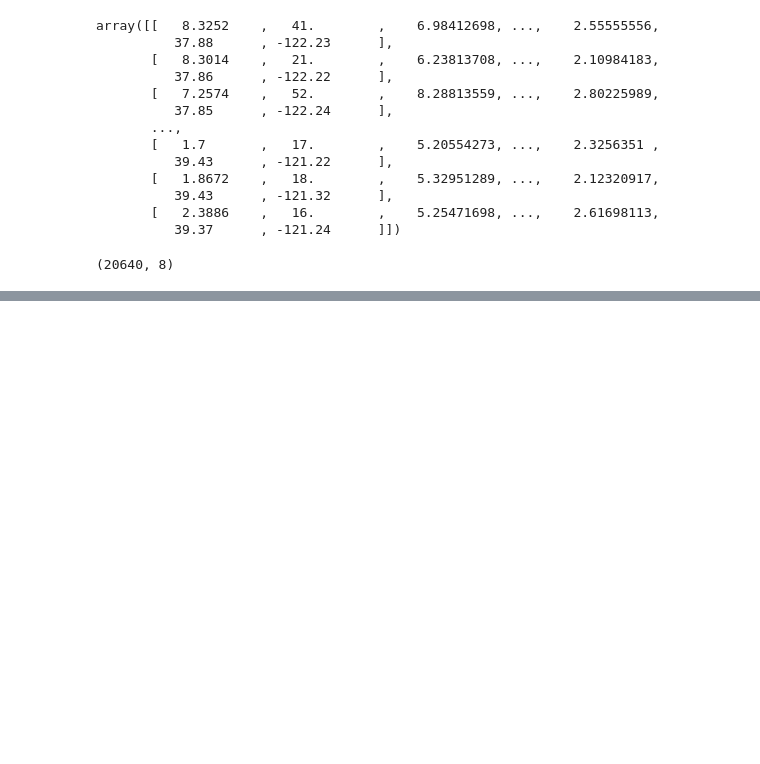
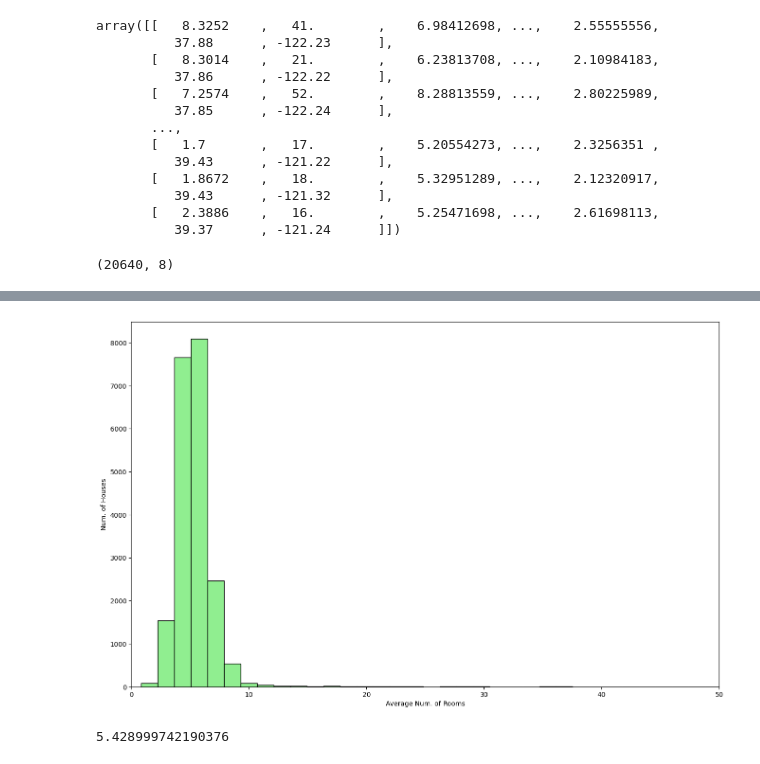
Before and after one commit to alextianyf/MachineLearning_ProblemSets, a Jupyter notebook: 3. Predict House Prices with Multivariable Linear Regression/3.1 Mutilvariate Regression.ipynb, the cells around one changed output, grey strips where cells are left out. Saved outputs shown, nothing was run; the diff lists cells and outputs as text; code cells hidden in the pictures; blank space fills up the shorter version.

```diff
--- a/3. Predict House Prices with Multivariable Linear Regression/3.1 Mutilvariate Regression.ipynb
+++ b/3. Predict House Prices with Multivariable Linear Regression/3.1 Mutilvariate Regression.ipynb
@@ -90,0 +230,14 @@ housing.data.shape
+# %%
+# Plot average number of rooms in California
+plt.figure(figsize=(16,10))
+plt.hist(data['AveRooms'], bins = 100, ec = 'black', color='lightgreen')
+plt.xlim(0,50)
+plt.xlabel('Average Num. of Rooms')
+plt.ylabel('Num. of Houses')
+plt.show()
+# %% [output]
+[figure, added]
+# %%
+data['AveRooms'].mean()
+# %% [output]
+5.428999742190376
```
Also changed, not shown: parts of 19 cells of this notebook.
